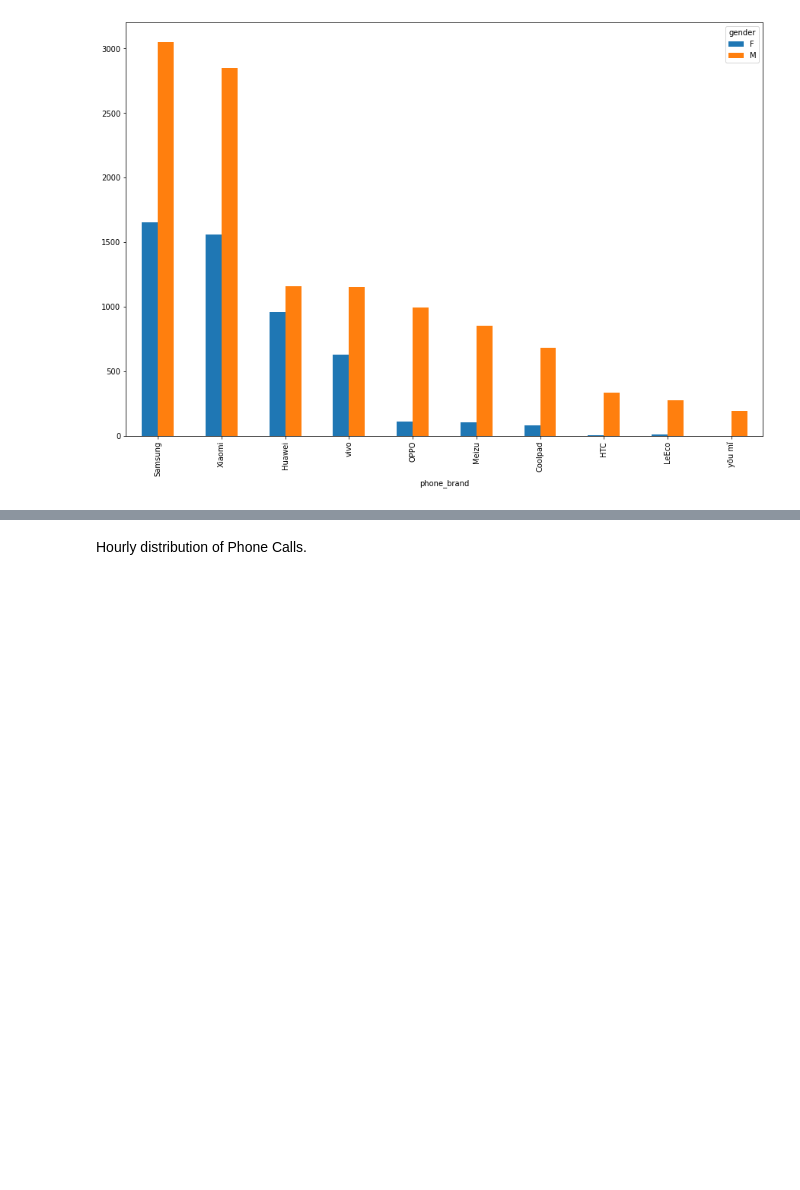
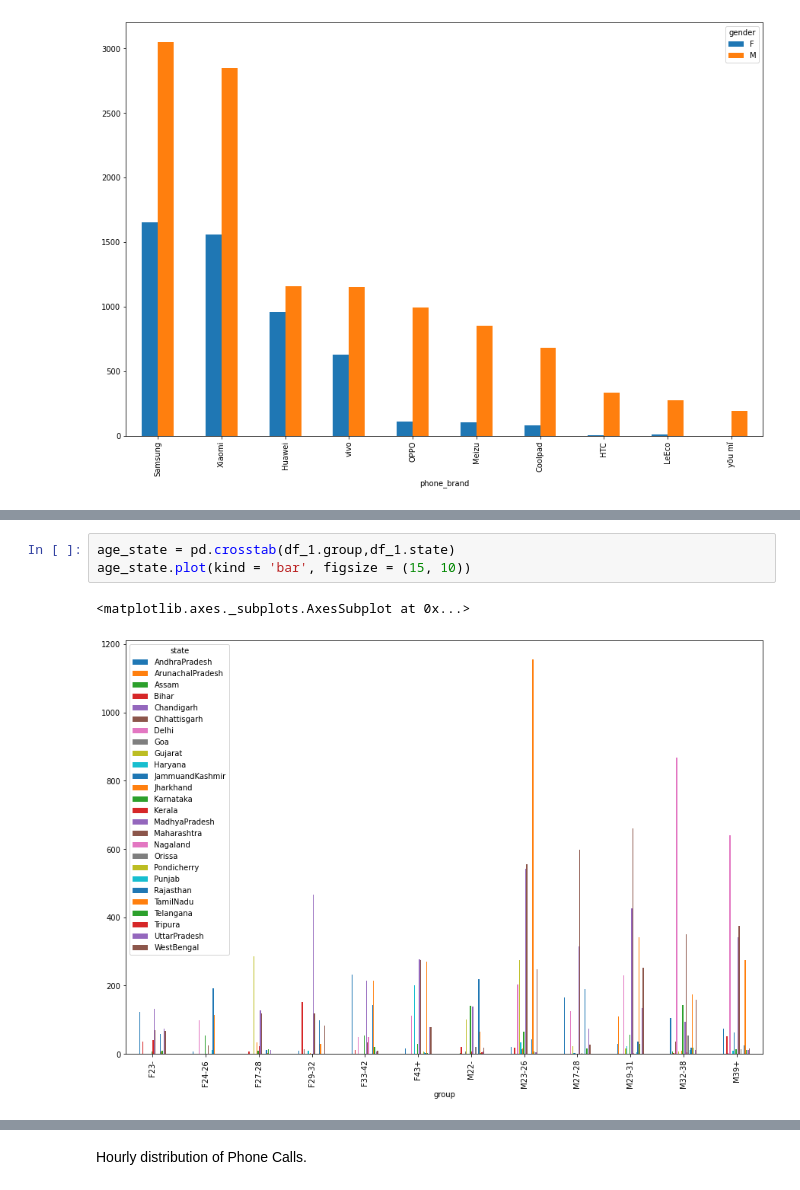
Before and after one commit to ShubhamCJagtap/Capstone_Project_1_EDA, a Jupyter notebook: CAPSTONE_EDA.ipynb, the cells around one changed output, grey strips where cells are left out. Saved outputs shown, nothing was run; the diff lists cells and outputs as text; blank space fills up the shorter version.

```diff
--- a/CAPSTONE_EDA.ipynb
+++ b/CAPSTONE_EDA.ipynb
@@ -329,0 +339,6 @@ plt.show()
+# %%
+age_state = pd.crosstab(df_1.group,df_1.state)
+age_state.plot(kind = 'bar', figsize = (15, 10))
+# %% [output]
+<matplotlib.axes._subplots.AxesSubplot at 0x...>
+[figure, added]
```
Also changed, not shown: parts of 5 cells of this notebook.
